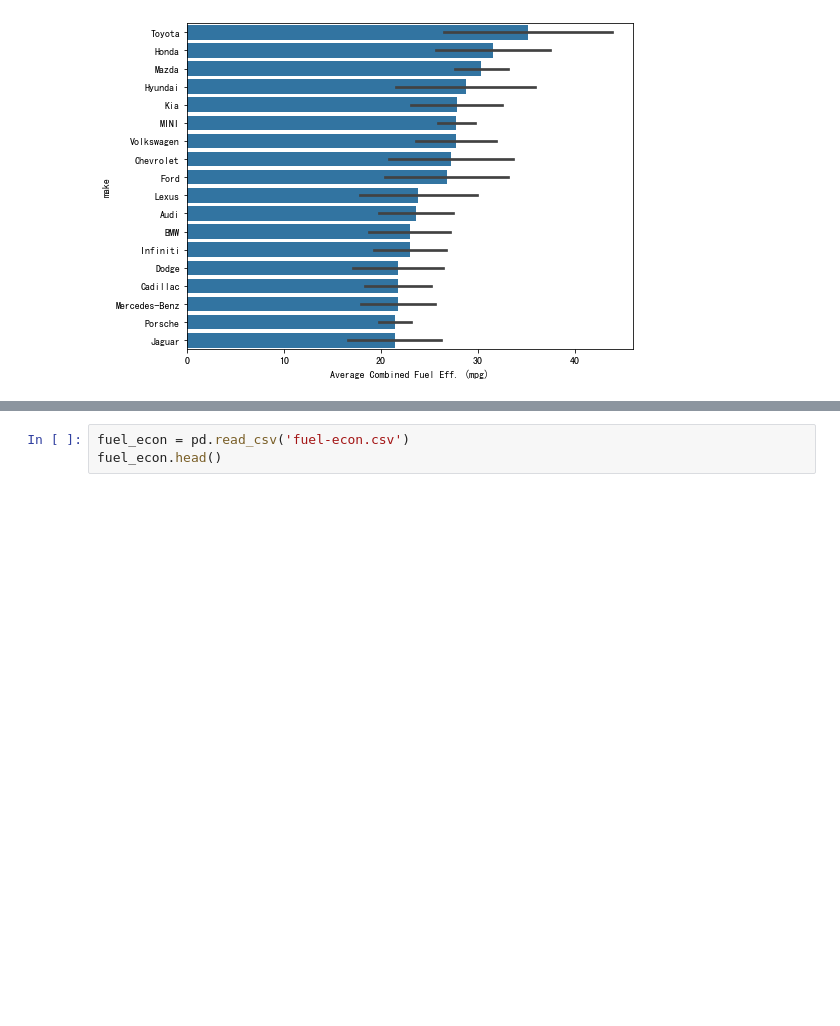
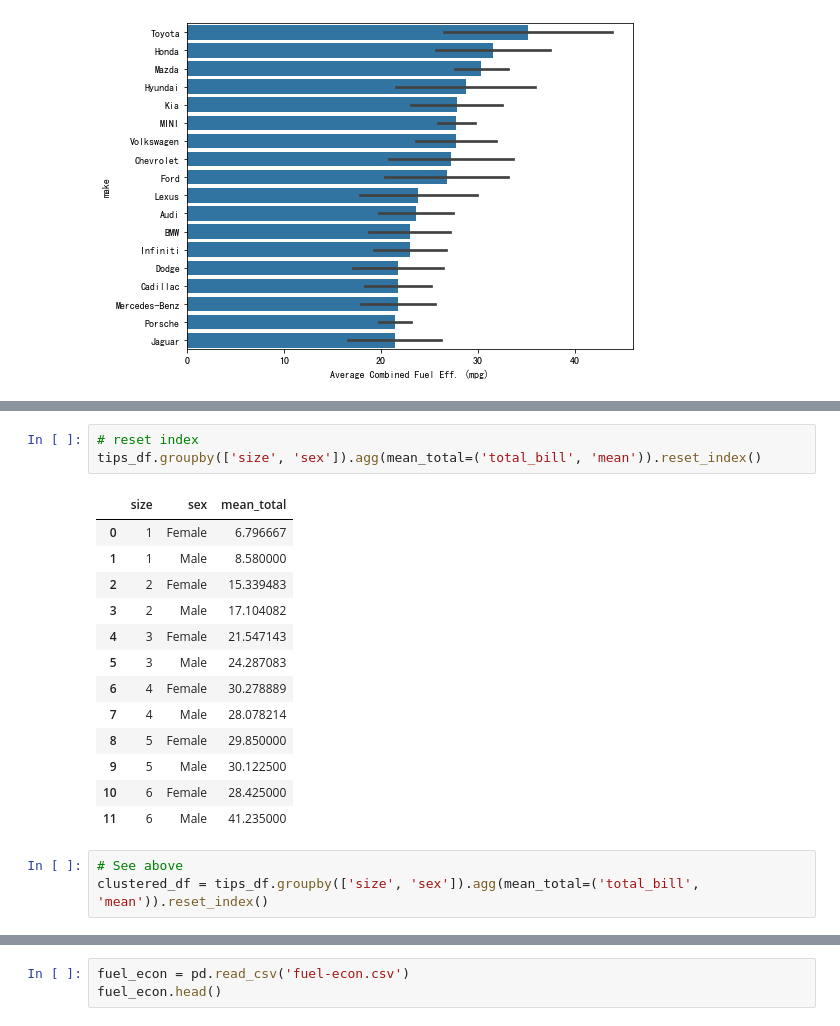
Before and after one commit to Alex-YuZ/Visualization-Using-Python, a Jupyter notebook: Bar_Chart.ipynb, the cells around one changed output, grey strips where cells are left out. Saved outputs shown, nothing was run; the diff lists cells and outputs as text; blank space fills up the shorter version.

```diff
--- a/Bar_Chart.ipynb
+++ b/Bar_Chart.ipynb
@@ -431,0 +486,20 @@ In a clustered bar chart, bars are organized into clusters based on levels of th
+# %%
+# reset index
+tips_df.groupby(['size', 'sex']).agg(mean_total=('total_bill', 'mean')).reset_index()
+# %% [output]
+|  | size | sex | mean_total |
+| 0 | 1 | Female | 6.796667 |
+| 1 | 1 | Male | 8.580000 |
+| 2 | 2 | Female | 15.339483 |
+| 3 | 2 | Male | 17.104082 |
+| 4 | 3 | Female | 21.547143 |
+| 5 | 3 | Male | 24.287083 |
+| 6 | 4 | Female | 30.278889 |
+| 7 | 4 | Male | 28.078214 |
+| 8 | 5 | Female | 29.850000 |
+| 9 | 5 | Male | 30.122500 |
+| 10 | 6 | Female | 28.425000 |
+| 11 | 6 | Male | 41.235000 |
+# %%
+# See above
+clustered_df = tips_df.groupby(['size', 'sex']).agg(mean_total=('total_bill', 'mean')).reset_index()
```
Also changed, not shown: parts of 7 cells of this notebook.
